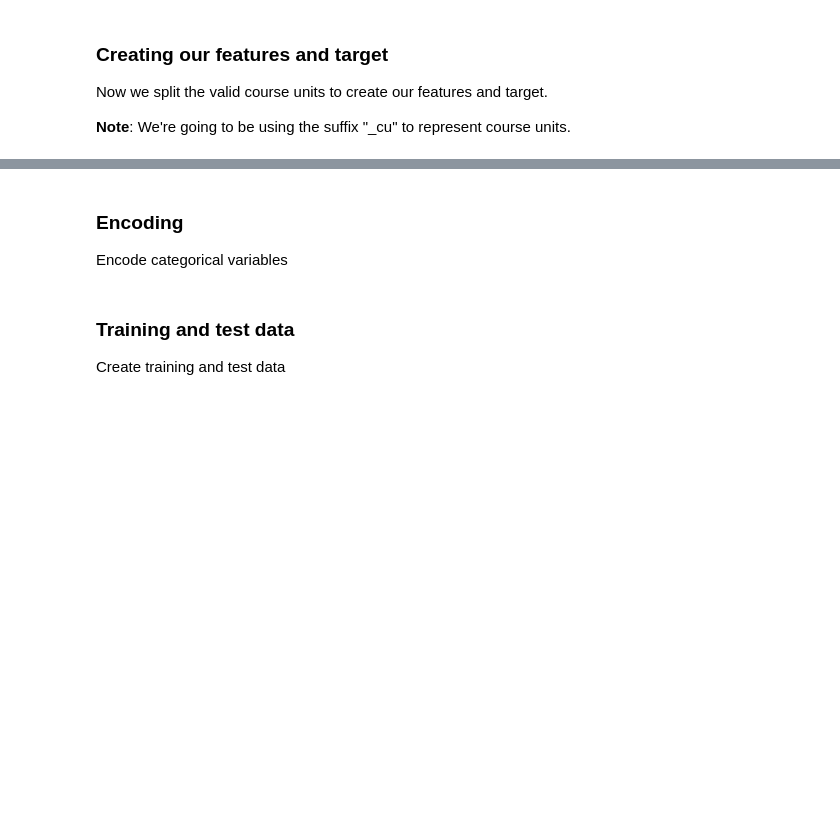
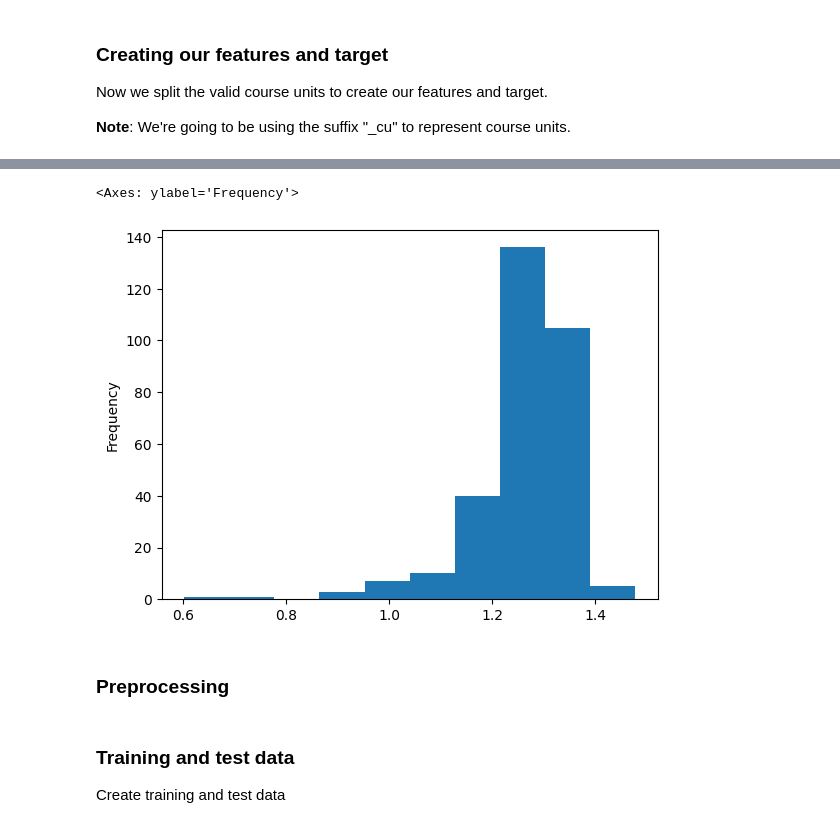
Before and after one commit to socratesjnr/asuu-strike-project, a Jupyter notebook: project-analysis/analysis/cleaning.ipynb, the cells around one changed output, grey strips where cells are left out. Drawn from its saved outputs; the diff is of its cells as text; code cells hidden in the pictures; blank space fills up the shorter version.

```diff
--- a/project-analysis/analysis/cleaning.ipynb
+++ b/project-analysis/analysis/cleaning.ipynb
@@ -450,0 +462,4 @@ y_cu = valid_course_units[target].astype(np.int64)
+# %%
+# Applying a log transform on the target variable.
+y_cu=np.log10(y_cu)
+y_cu
@@ -451,5 +479,9 @@ y_cu = valid_course_units[target].astype(np.int64)
+# %%
+# Visualizing the target distribution after the log transformation.
+y_cu.plot(kind='hist')
+# %% [output]
+<Axes: ylabel='Frequency'>
+[figure, added]
 # %% [markdown]
-### Encoding
-
-Encode categorical variables
+### Preprocessing
 # %%
```
Also changed, not shown: parts of 25 cells of this notebook, 4 other files.
